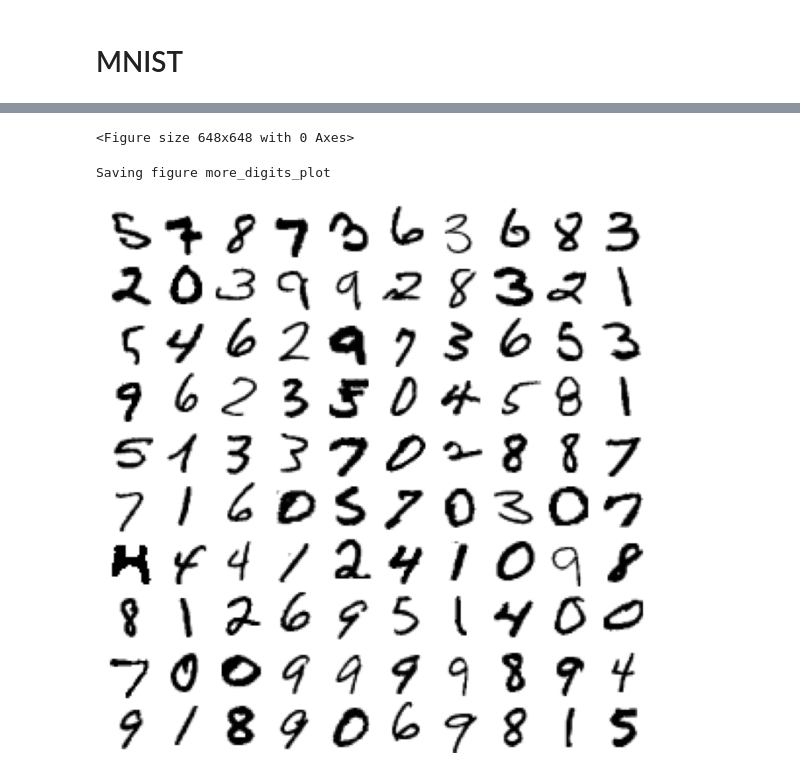
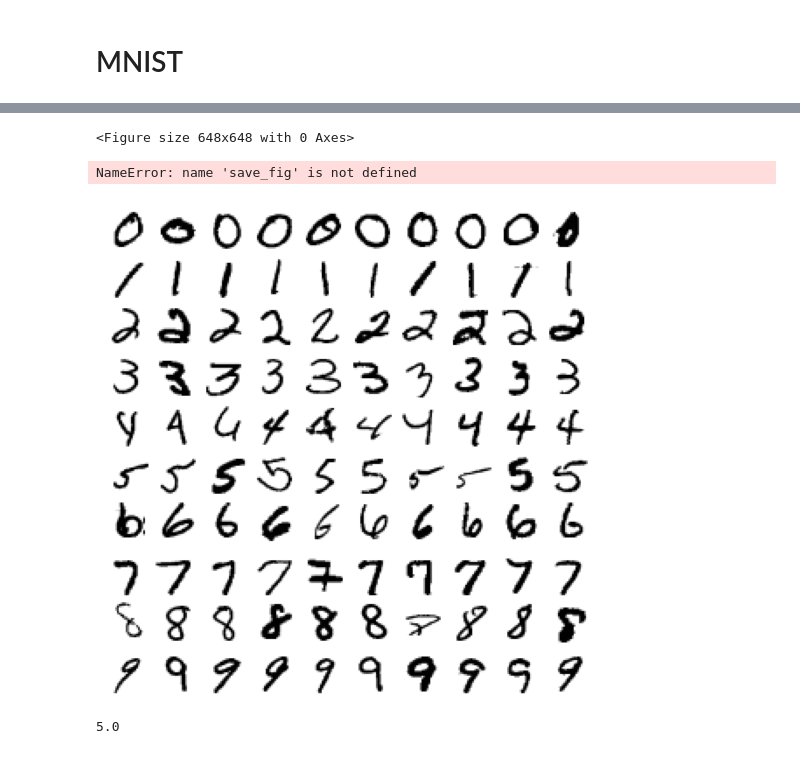
Before and after one commit to rumblefish615/analyze, a Jupyter notebook: handson-ml-master/analyze/chapter3.ipynb, the cells around one changed output, grey strips where cells are left out. Cells and saved outputs as stored; diff of their text form; code cells hidden in the pictures.

```diff
--- a/handson-ml-master/analyze/chapter3.ipynb
+++ b/handson-ml-master/analyze/chapter3.ipynb
@@ -56,3 +108,17 @@ def plot_digits(instances, images_per_row=10, **options):
     image = np.concatenate(row_images, axis=0)
     plt.imshow(image, cmap = mpl.cm.binary, **options)
     plt.axis("off")
+# %%
+plt.figure(figsize=(9, 9))
+example_images = np.r_[X[:12000:600], X[13000:30600:600], X[30600:60000:590]]
+plot_digits(example_images, images_per_row=10)
+save_fig("more_digits_plot")
+plt.show()
+# %% [output]
+<Figure size 648x648 with 0 Axes>
+NameError: name 'save_fig' is not defined
+[figure, added]
+# %%
+y[36000]
+# %% [output]
+5.0
@@ -67,13 +132,3 @@ f.close()
-# %%
-plt.figure(figsize=(9, 9))
-example_images = np.r_[X_train[:12000:600], X_train[13000:30600:600], X_train[30600:60000:590]]
-plot_digits(example_images, images_per_row=10)
-save_fig("more_digits_plot")
-plt.show()
-# %% [output]
-<Figure size 648x648 with 0 Axes>
-Saving figure more_digits_plot
-[figure, removed]
 # %%
 y_train_5 = (y_train == 5)
 y_test_5 = (y_test == 5)
```
Also changed, not shown: parts of 18 cells of this notebook, 2 other files.
